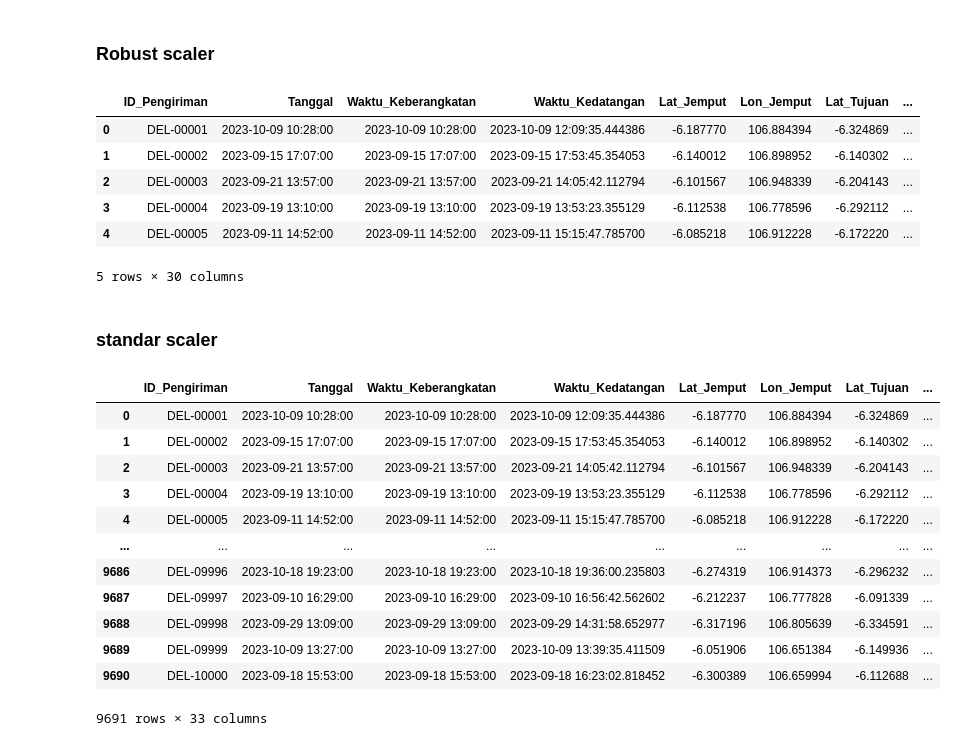
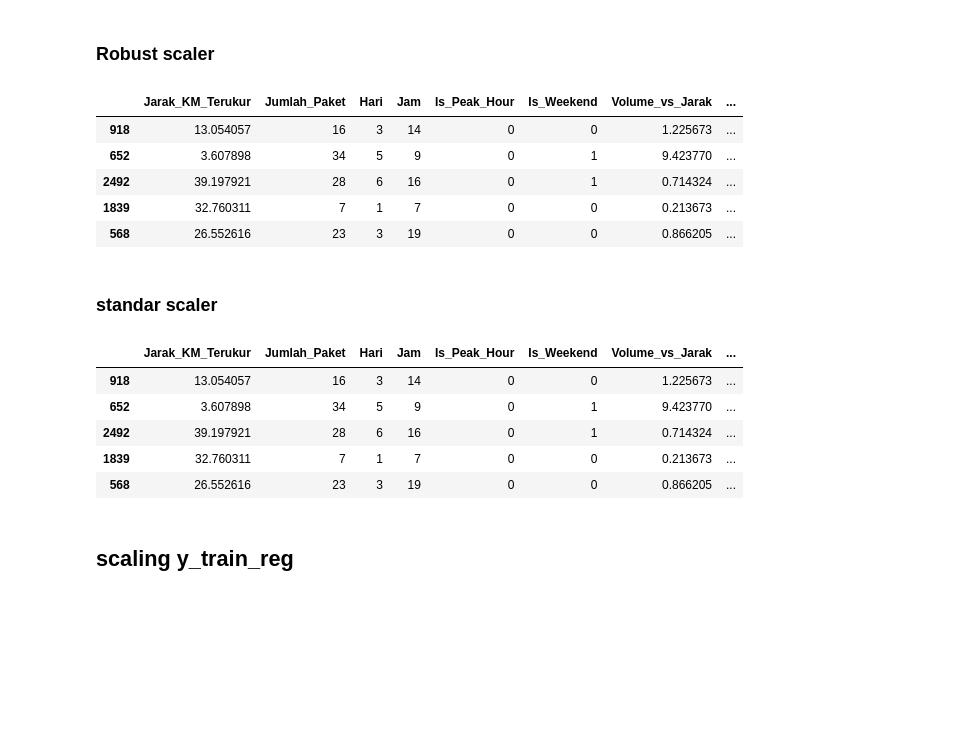
Before and after one commit to NurulAis/last-mile-delivery-optimizer, a Jupyter notebook: notebooks/Model_Training.ipynb, the cells around one changed output. Cells and saved outputs as stored; diff of their text form; code cells hidden in the pictures; blank space fills up the shorter version.

```diff
--- a/notebooks/Model_Training.ipynb
+++ b/notebooks/Model_Training.ipynb
@@ -264,7 +363,7 @@ for kol in kolom:
 [figure]
 [figure]
 # %%
-kolom = ['Jarak_KM_Terukur', 'Jumlah_Paket', 'Durasi_Pengiriman_Menit', 'ETA_Awal_Menit', 'Volume_vs_Jarak', 'Haversine_KM', 'Kecepatan']
+kolom = ['Jarak_KM_Terukur', 'Jumlah_Paket', 'Hari','Jam','Volume_vs_Jarak', 'Haversine_KM', 'Kecepatan']
 
 for kol in kolom:
     sns.boxplot(x = df[kol], color='skyblue')
@@ -297,4 +401,4 @@ df[kolom].describe()
 # %%
-log_kolom = ['Jarak_KM_Terukur', 'Durasi_Pengiriman_Menit', 'Kecepatan', 'Volume_vs_Jarak']
-df[[f'log_{kolom}' for kolom in log_kolom]] = df[log_kolom].apply(np.log)
+log_kolom = ['Jarak_KM_Terukur', 'Kecepatan', 'Volume_vs_Jarak']
+X_train[[f'log_{kolom}' for kolom in log_kolom]] = X_train[log_kolom].apply(np.log)
 # %%
@@ -325,39 +424,33 @@ for kol in log_kolom:
 # %% [markdown]
 ### Robust scaler
 # %%
-log_kolom = ['log_Jarak_KM_Terukur', 'log_Durasi_Pengiriman_Menit', 'log_Kecepatan', 'log_Volume_vs_Jarak']
+log_kolom = ['log_Jarak_KM_Terukur', 'log_Kecepatan', 'log_Volume_vs_Jarak']
 
 robust_scaler = RobustScaler()
-df[log_kolom] = robust_scaler.fit_transform(df[log_kolom])
-df.head()
+X_train[log_kolom] = robust_scaler.fit_transform(X_train[log_kolom])
+X_train.head()
 # %% [output]
-|  | ID_Pengiriman | Tanggal | Waktu_Keberangkatan | Waktu_Kedatangan | Lat_Jemput | Lon_Jemput | Lat_Tujuan | ... |
-| 0 | DEL-00001 | 2023-10-09 10:28:00 | 2023-10-09 10:28:00 | 2023-10-09 12:09:35.444386 | -6.187770 | 106.884394 | -6.324869 | ... |
-| 1 | DEL-00002 | 2023-09-15 17:07:00 | 2023-09-15 17:07:00 | 2023-09-15 17:53:45.354053 | -6.140012 | 106.898952 | -6.140302 | ... |
-| 2 | DEL-00003 | 2023-09-21 13:57:00 | 2023-09-21 13:57:00 | 2023-09-21 14:05:42.112794 | -6.101567 | 106.948339 | -6.204143 | ... |
-| 3 | DEL-00004 | 2023-09-19 13:10:00 | 2023-09-19 13:10:00 | 2023-09-19 13:53:23.355129 | -6.112538 | 106.778596 | -6.292112 | ... |
-| 4 | DEL-00005 | 2023-09-11 14:52:00 | 2023-09-11 14:52:00 | 2023-09-11 15:15:47.785700 | -6.085218 | 106.912228 | -6.172220 | ... |
+|  | Jarak_KM_Terukur | Jumlah_Paket | Hari | Jam | Is_Peak_Hour | Is_Weekend | Volume_vs_Jarak | ... |
+| 918 | 13.054057 | 16 | 3 | 14 | 0 | 0 | 1.225673 | ... |
+| 652 | 3.607898 | 34 | 5 | 9 | 0 | 1 | 9.423770 | ... |
+| 2492 | 39.197921 | 28 | 6 | 16 | 0 | 1 | 0.714324 | ... |
+| 1839 | 32.760311 | 7 | 1 | 7 | 0 | 0 | 0.213673 | ... |
+| 568 | 26.552616 | 23 | 3 | 19 | 0 | 0 | 0.866205 | ... |
-5 rows × 30 columns
 # %% [markdown]
 ### standar scaler
 # %%
-stadard_kolom = ['ETA_Awal_Menit', 'Haversine_KM', 'Jumlah_Paket']
+stadard_kolom = ['Haversine_KM', 'Jumlah_Paket', 'Hari', 'Jam']
 
 standard_scaler = StandardScaler()
-df[[f'sta_{kolom}' for kolom in stadard_kolom]] = standard_scaler.fit_transform(df[stadard_kolom])
+X_train[[f'sta_{kolom}' for kolom in stadard_kolom]] = standard_scaler.fit_transform(X_train[stadard_kolom])
 # %%
-df
+X_train.head()
 # %% [output]
-|  | ID_Pengiriman | Tanggal | Waktu_Keberangkatan | Waktu_Kedatangan | Lat_Jemput | Lon_Jemput | Lat_Tujuan | ... |
-| 0 | DEL-00001 | 2023-10-09 10:28:00 | 2023-10-09 10:28:00 | 2023-10-09 12:09:35.444386 | -6.187770 | 106.884394 | -6.324869 | ... |
-| 1 | DEL-00002 | 2023-09-15 17:07:00 | 2023-09-15 17:07:00 | 2023-09-15 17:53:45.354053 | -6.140012 | 106.898952 | -6.140302 | ... |
-| 2 | DEL-00003 | 2023-09-21 13:57:00 | 2023-09-21 13:57:00 | 2023-09-21 14:05:42.112794 | -6.101567 | 106.948339 | -6.204143 | ... |
-| 3 | DEL-00004 | 2023-09-19 13:10:00 | 2023-09-19 13:10:00 | 2023-09-19 13:53:23.355129 | -6.112538 | 106.778596 | -6.292112 | ... |
-| 4 | DEL-00005 | 2023-09-11 14:52:00 | 2023-09-11 14:52:00 | 2023-09-11 15:15:47.785700 | -6.085218 | 106.912228 | -6.172220 | ... |
-| ... | ... | ... | ... | ... | ... | ... | ... | ... |
-| 9686 | DEL-09996 | 2023-10-18 19:23:00 | 2023-10-18 19:23:00 | 2023-10-18 19:36:00.235803 | -6.274319 | 106.914373 | -6.296232 | ... |
-| 9687 | DEL-09997 | 2023-09-10 16:29:00 | 2023-09-10 16:29:00 | 2023-09-10 16:56:42.562602 | -6.212237 | 106.777828 | -6.091339 | ... |
-| 9688 | DEL-09998 | 2023-09-29 13:09:00 | 2023-09-29 13:09:00 | 2023-09-29 14:31:58.652977 | -6.317196 | 106.805639 | -6.334591 | ... |
-| 9689 | DEL-09999 | 2023-10-09 13:27:00 | 2023-10-09 13:27:00 | 2023-10-09 13:39:35.411509 | -6.051906 | 106.651384 | -6.149936 | ... |
-| 9690 | DEL-10000 | 2023-09-18 15:53:00 | 2023-09-18 15:53:00 | 2023-09-18 16:23:02.818452 | -6.300389 | 106.659994 | -6.112688 | ... |
+|  | Jarak_KM_Terukur | Jumlah_Paket | Hari | Jam | Is_Peak_Hour | Is_Weekend | Volume_vs_Jarak | ... |
+| 918 | 13.054057 | 16 | 3 | 14 | 0 | 0 | 1.225673 | ... |
+| 652 | 3.607898 | 34 | 5 | 9 | 0 | 1 | 9.423770 | ... |
+| 2492 | 39.197921 | 28 | 6 | 16 | 0 | 1 | 0.714324 | ... |
+| 1839 | 32.760311 | 7 | 1 | 7 | 0 | 0 | 0.213673 | ... |
+| 568 | 26.552616 | 23 | 3 | 19 | 0 | 0 | 0.866205 | ... |
-9691 rows × 33 columns
+# %% [markdown]
+## scaling y_train_reg
```
Also changed, not shown: parts of 58 cells of this notebook.
